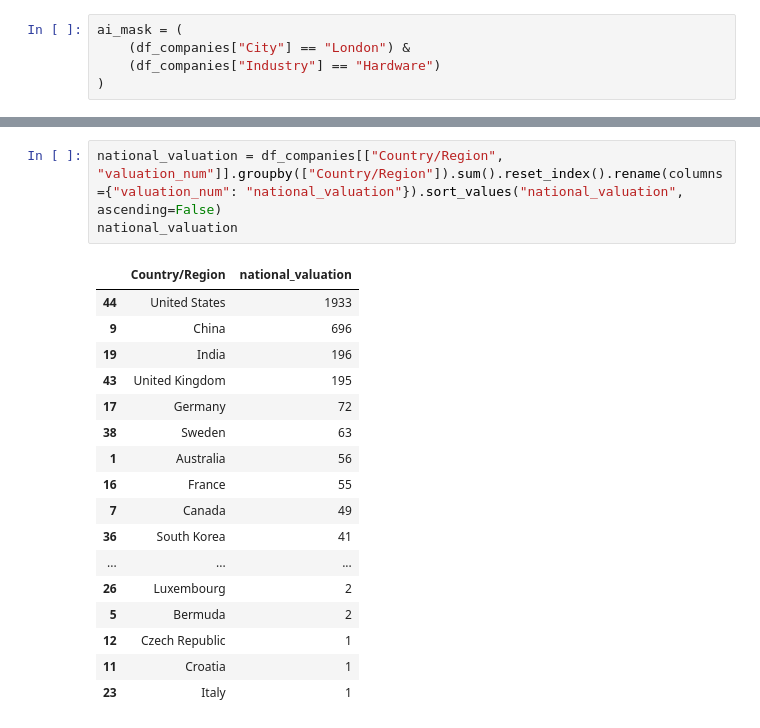
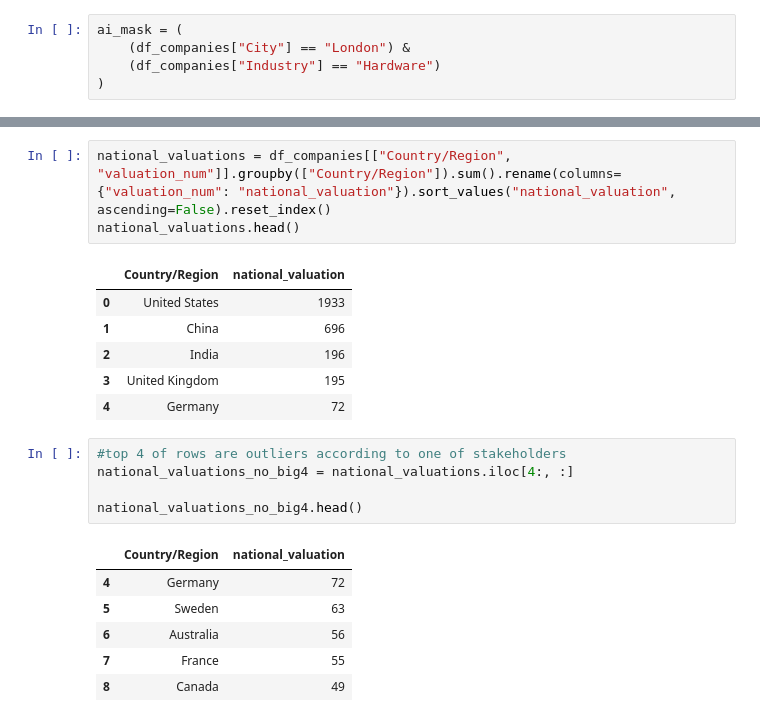
Before and after one commit to yildizramazan/daily-lightning-strikes, a Jupyter notebook: unicorn_companies_missing_outliers.ipynb, the cells around one changed output, grey strips where cells are left out. Saved outputs shown, nothing was run; the diff lists cells and outputs as text.

```diff
--- a/unicorn_companies_missing_outliers.ipynb
+++ b/unicorn_companies_missing_outliers.ipynb
@@ -251,23 +252,24 @@ df_invest
 | 5 | TERMINUS Technology | $1B | 2018-10-25 | Hardware | Beijing | China | Asia | 2015 | $623M | ... |
 | 6 | Global Switch | $11B | 2016-12-22 | Hardware | London | United Kingdom | Europe | 1998 | $5B | ... |
 # %%
-national_valuation = df_companies[["Country/Region", "valuation_num"]].groupby(["Country/Region"]).sum().reset_index().rename(columns={"valuation_num": "national_valuation"}).sort_values("national_valuation", ascending=False)
-national_valuation
+national_valuations = df_companies[["Country/Region", "valuation_num"]].groupby(["Country/Region"]).sum().rename(columns={"valuation_num": "national_valuation"}).sort_values("national_valuation", ascending=False).reset_index()
+national_valuations.head()
 # %% [output]
 |  | Country/Region | national_valuation |
-| 44 | United States | 1933 |
-| 9 | China | 696 |
-| 19 | India | 196 |
-| 43 | United Kingdom | 195 |
-| 17 | Germany | 72 |
-| 38 | Sweden | 63 |
-| 1 | Australia | 56 |
-| 16 | France | 55 |
-| 7 | Canada | 49 |
-| 36 | South Korea | 41 |
-| ... | ... | ... |
-| 26 | Luxembourg | 2 |
-| 5 | Bermuda | 2 |
-| 12 | Czech Republic | 1 |
-| 11 | Croatia | 1 |
-| 23 | Italy | 1 |
+| 0 | United States | 1933 |
+| 1 | China | 696 |
+| 2 | India | 196 |
+| 3 | United Kingdom | 195 |
+| 4 | Germany | 72 |
+# %%
+#top 4 of rows are outliers according to one of stakeholders
+national_valuations_no_big4 = national_valuations.iloc[4:, :]
+
+national_valuations_no_big4.head()
+# %% [output]
+|  | Country/Region | national_valuation |
+| 4 | Germany | 72 |
+| 5 | Sweden | 63 |
+| 6 | Australia | 56 |
+| 7 | France | 55 |
+| 8 | Canada | 49 |
```
Also changed, not shown: parts of 5 cells of this notebook.
